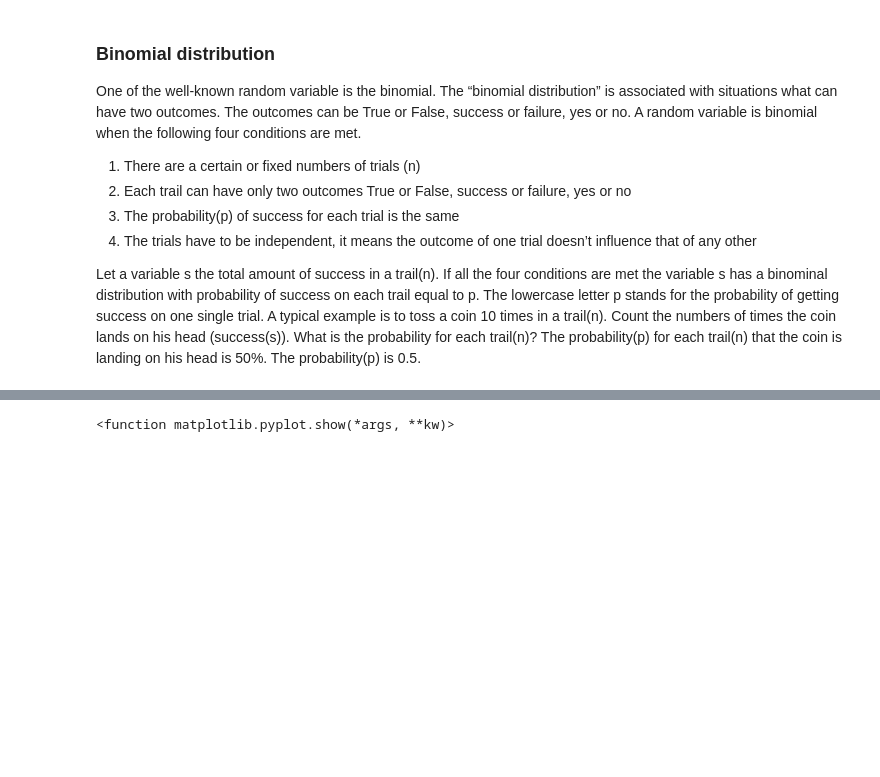
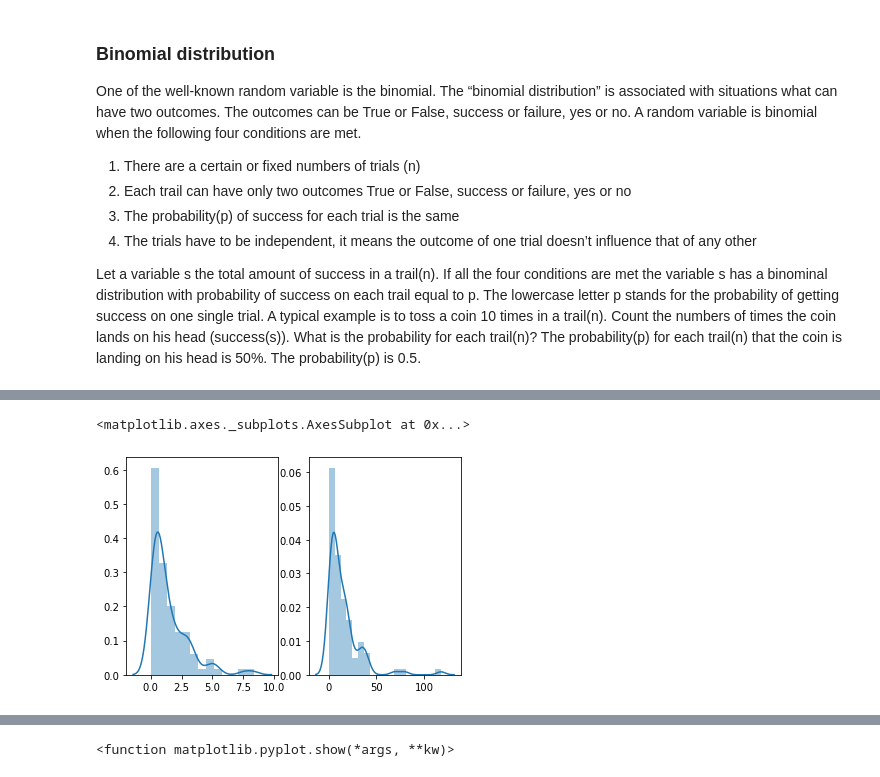
Before and after one commit to Silvio622/numpy_random_assignment, a Jupyter notebook: numpy-random.ipynb, the cells around one changed output, grey strips where cells are left out. Saved outputs shown, nothing was run; the diff lists cells and outputs as text; code cells hidden in the pictures; blank space fills up the shorter version.

Commit message:
Explanation of the Exponential Distribution

```diff
--- a/numpy-random.ipynb
+++ b/numpy-random.ipynb
@@ -218,0 +208,20 @@ s = np.random.binomial(n, p, 10000)
+# %%
+# numpy.random.exponential(scale = 1.0, size=None)
+import numpy as np
+import seaborn as sns
+
+plt.subplot(1,2,1)
+scale = 1.5
+size = 100
+s = np.random.exponential(scale,size)
+sns.distplot(s)
+
+
+plt.subplot(1,2,2)
+scale = 15.0
+size = 100
+s = np.random.exponential(scale,size)
+sns.distplot(s)
+# %% [output]
+<matplotlib.axes._subplots.AxesSubplot at 0x...>
+[figure, added]
```
Also changed, not shown: parts of 15 cells of this notebook.
